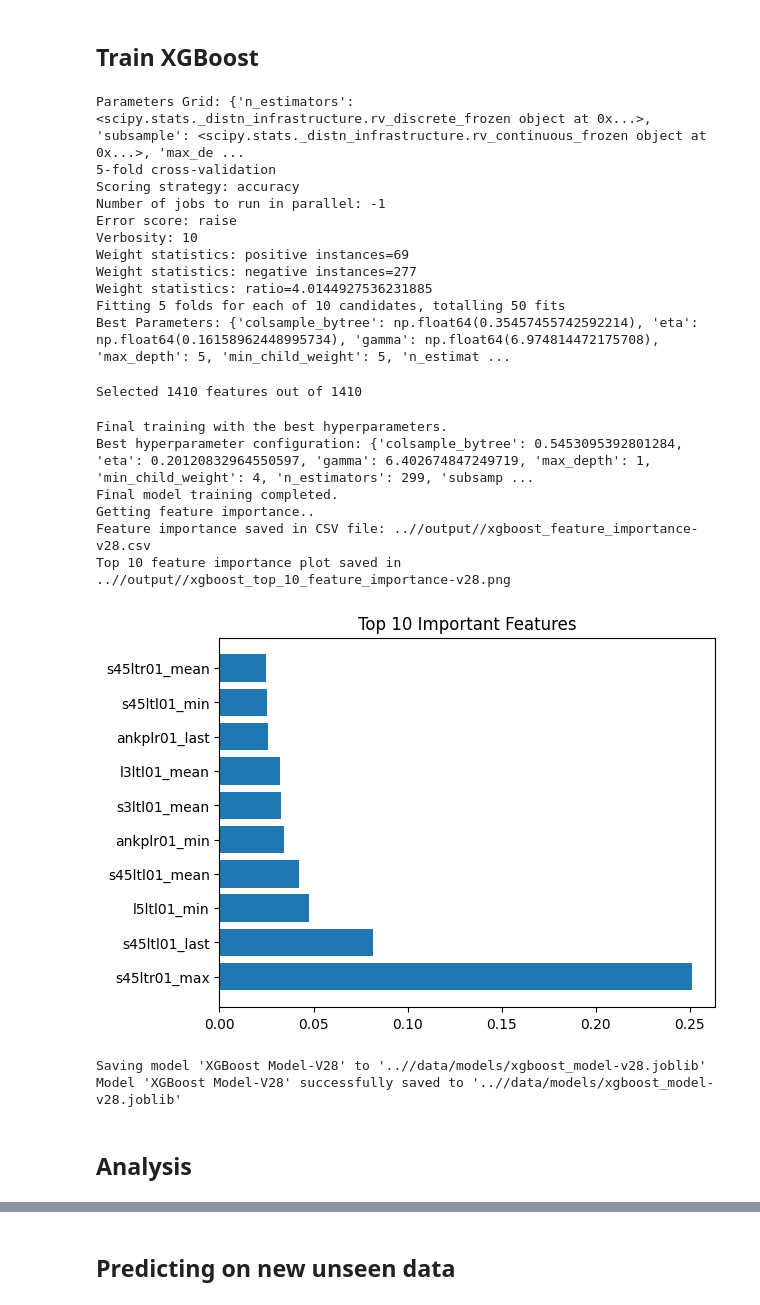
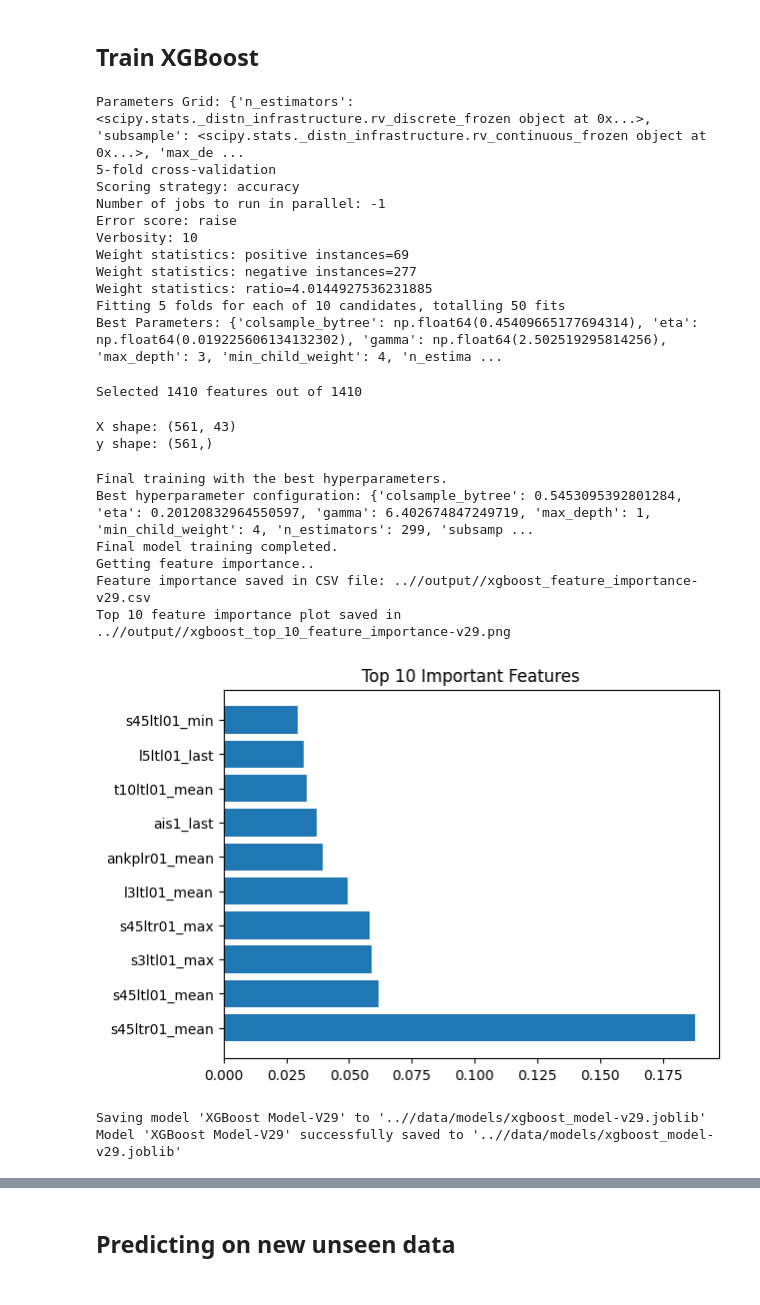
Before and after one commit to carrliitos/kaggle-ASIA_Functional_Track, a Jupyter notebook: notebooks/02_xgb.ipynb, the cells around one changed output, grey strips where cells are left out. Drawn from its saved outputs; the diff is of its cells as text; code cells hidden in the pictures.

```diff
--- a/notebooks/02_xgb.ipynb
+++ b/notebooks/02_xgb.ipynb
@@ -8,7 +8,7 @@ from xgboost import XGBClassifier, plot_importance
 from scipy import stats
 from scipy.stats import skew, kurtosis
 # %%
-VER = 28            # VERSION NAME FOR SAVED MODEL FILES
+VER = 29            # VERSION NAME FOR SAVED MODEL FILES
 SEED = 42           # TRAIN RANDOM SEED
 NAN_VALUE = -127    # FILL NAN VALUE - will fit in int8
 FOLDS = 5           # FOLDS PER MODEL
@@ -520,7 +520,7 @@ Weight statistics: positive instances=69
 Weight statistics: negative instances=277
 Weight statistics: ratio=4.0144927536231885
 Fitting 5 folds for each of 10 candidates, totalling 50 fits
-Best Parameters: {'colsample_bytree': np.float64(0.35457455742592214), 'eta': np.float64(0.16158962448995734), 'gamma': np.float64(6.974814472175708), 'max_depth': 5, 'min_child_weight': 5, 'n_estimat ...
+Best Parameters: {'colsample_bytree': np.float64(0.45409665177694314), 'eta': np.float64(0.019225606134132302), 'gamma': np.float64(2.502519295814256), 'max_depth': 3, 'min_child_weight': 4, 'n_estima ...
 # %%
 best_params_v26 = {
     "colsample_bytree": 0.5453095392801284,
@@ -538,30 +538,51 @@ temp_model.fit(x_train, y_train)
 x_train_reduced, selected_features = drop_zero_importance_features(temp_model, x_train)
 # %% [output]
 Selected 1410 features out of 1410
+# %%
+features_v26 = [
+    "finfll01_mean", "finabl01_mean", "hipfll01_max",
+    "kneexl01_mean", "kneexl01_min", "kneexl01_max",
+    "finabr01_mean", "finabr01_min", "hipflr01_mean",
+    "kneetr01_mean", "kneetr01_min", "kneetr01_max", "kneetr01_last",
+    "ankplr01_mean", "ankplr01_min", "t9ltl01_mean", "t9ltl01_min", "t10ltl01_mean",
+    "l1ltl01_mean", "l1ltl01_min", "l2ltl01_mean", "l3ltl01_mean", "l5ltl01_last",
+    "s3ltl01_mean", "s3ltl01_max", "s45ltl01_mean", "s45ltl01_min",
+    "t10ltr01_mean", "t11ltr01_min", "t11ltr01_max", "l1ltr01_mean",
+    "l2ltr01_mean", "l2ltr01_min", "l2ltr01_max", "l2ltr01_last",
+    "l4ltr01_mean", "s3ltr01_max", "s45ltr01_mean", "s45ltr01_max",
+    "t9ppl01_mean", "l4ppl01_min", "bmi_category_last", "ais1_last"
+]
+
+X_train_v26 = x_train[features_v26]
+X_test_v26 = x_test[features_v26]
+# %%
+print("X shape:", X_train_v26.shape)
+print("y shape:", y_train.shape)
+# %% [output]
+X shape: (561, 43)
+y shape: (561,)
 # %%
-final_model = train_xgboost_best(x_train_reduced,
+final_model = train_xgboost_best(X_train_v26,
                                  y_train,
                                  best_params=best_params_v26,
                                  ratio=ratio,
                                  save_drive=f"{project_dir}/output/",
                                  version=VER)
 # %% [output]
 Final training with the best hyperparameters.
 Best hyperparameter configuration: {'colsample_bytree': 0.5453095392801284, 'eta': 0.20120832964550597, 'gamma': 6.402674847249719, 'max_depth': 1, 'min_child_weight': 4, 'n_estimators': 299, 'subsamp ...
 Final model training completed.
 Getting feature importance..
-Feature importance saved in CSV file: ..//output//xgboost_feature_importance-v28.csv
-Top 10 feature importance plot saved in ..//output//xgboost_top_10_feature_importance-v28.png
+Feature importance saved in CSV file: ..//output//xgboost_feature_importance-v29.csv
+Top 10 feature importance plot saved in ..//output//xgboost_top_10_feature_importance-v29.png
-[figure, old version]
+[figure, new version]
 # %%
 export_model(model=final_model,
              model_name=f"XGBoost Model-V{VER}",
              save_path=f"{project_dir}/data/models/xgboost_model-v{VER}.joblib")
 # %% [output]
-Saving model 'XGBoost Model-V28' to '..//data/models/xgboost_model-v28.joblib'
-Model 'XGBoost Model-V28' successfully saved to '..//data/models/xgboost_model-v28.joblib'
+Saving model 'XGBoost Model-V29' to '..//data/models/xgboost_model-v29.joblib'
+Model 'XGBoost Model-V29' successfully saved to '..//data/models/xgboost_model-v29.joblib'
 # %%
 # Save selected features
 pd.Series(selected_features).to_csv(f"{project_dir}/data/models/xgboost_selected_features-v{VER}.csv", index=False)
-# %% [markdown]
-## Analysis
```
Also changed, not shown: parts of 6 cells of this notebook.
